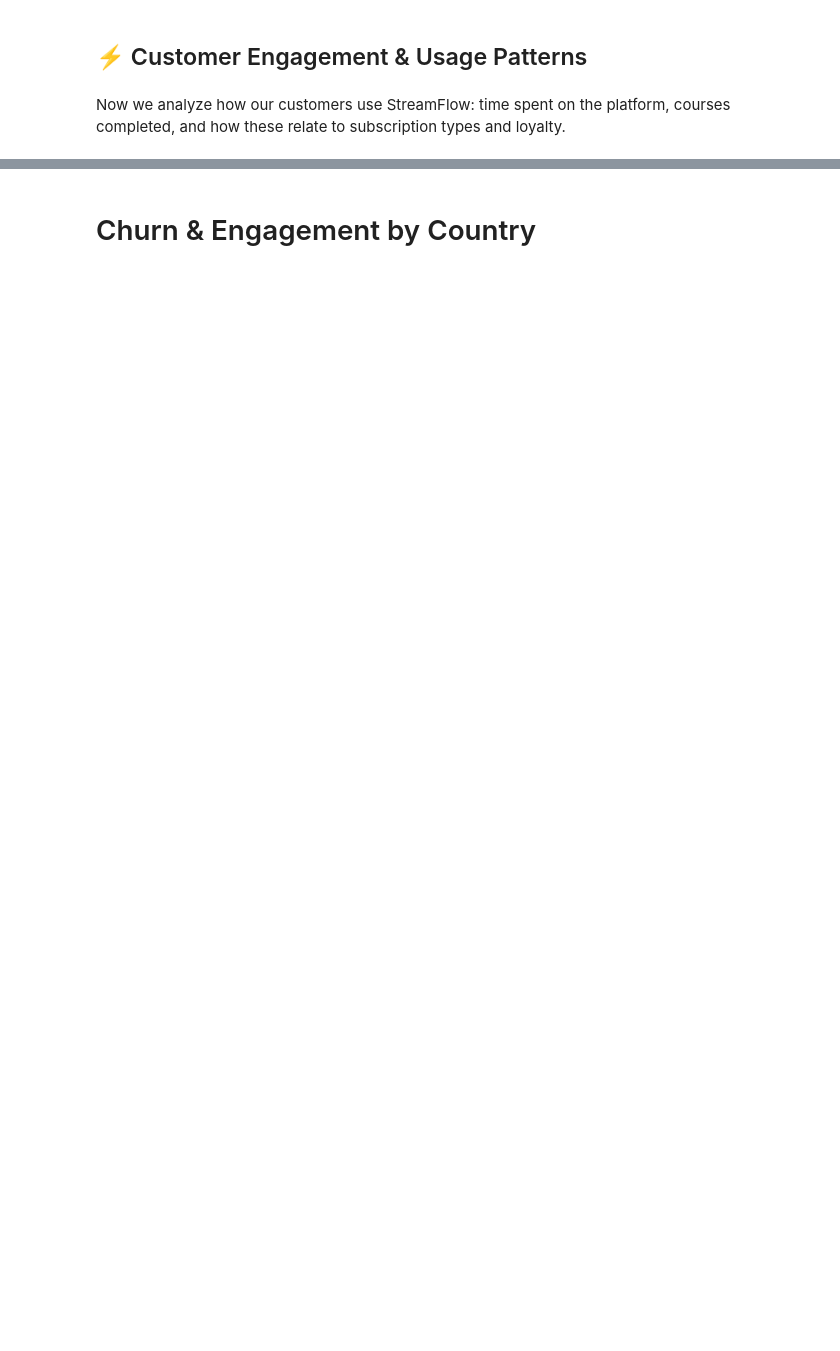
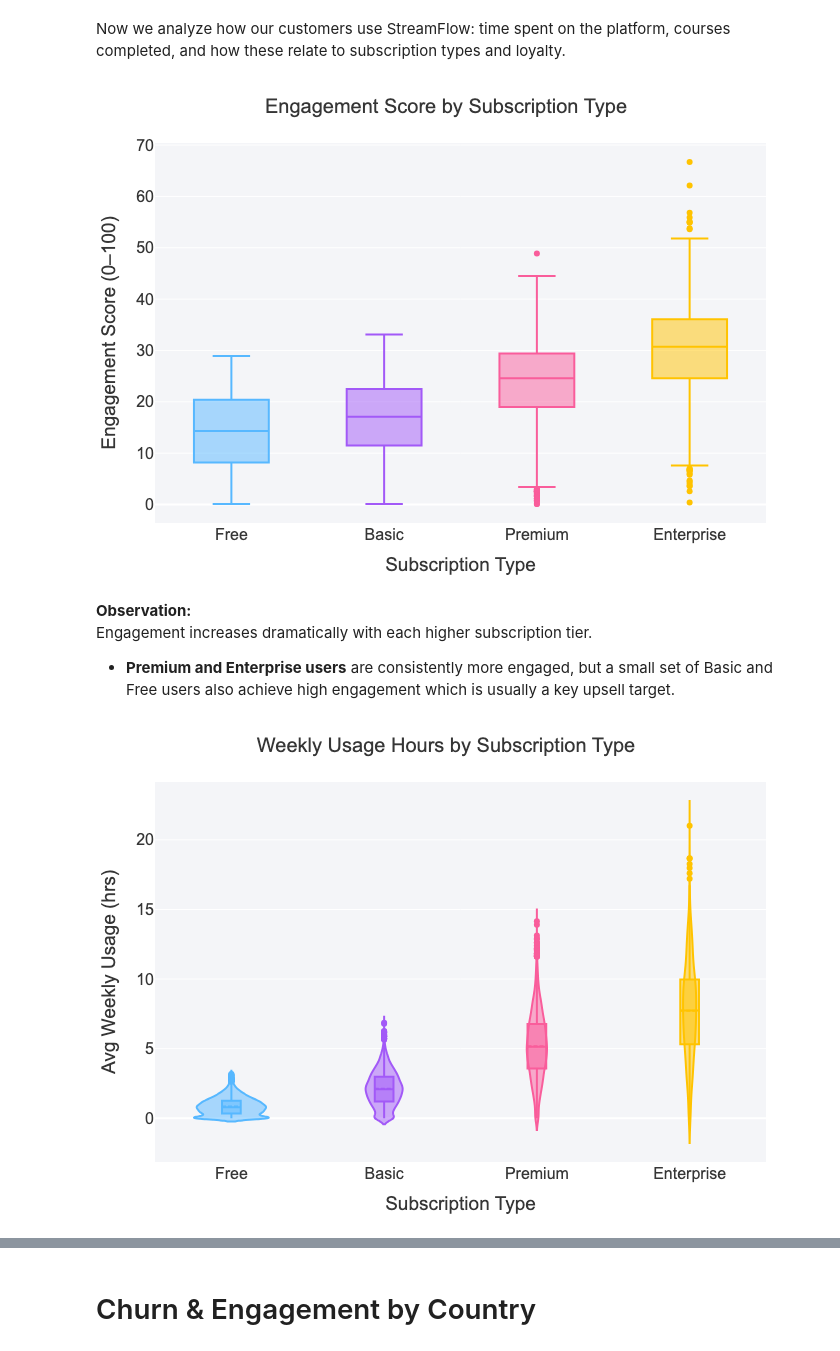
Before and after one commit to aryankaushik89/aryankaushik89.github.io, a Jupyter notebook: customer_analytics_ai/customer_churn_project.ipynb, the cells around one changed output, grey strips where cells are left out. Saved outputs shown, nothing was run; the diff lists cells and outputs as text; code cells hidden in the pictures; blank space fills up the shorter version.

```diff
--- a/customer_analytics_ai/customer_churn_project.ipynb
+++ b/customer_analytics_ai/customer_churn_project.ipynb
@@ -358,5 +338,5 @@ Requirement already satisfied: six>=1.5 in /Users/aryankaushik/Downloads/fraud_p
 # %%
-display(Markdown("## ⚡ Customer Engagement & Usage Patterns"))
+# display(Markdown("## ⚡ Customer Engagement & Usage Patterns"))
 
 display(Markdown("""
 Now we analyze how our customers use StreamFlow: time spent on the platform, courses completed, and how these relate to subscription types and loyalty.
@@ -380,22 +360,22 @@ fig1 = px.box(
     points='outliers'
 )
 fig1.update_layout(
-    width=900, height=380,
     plot_bgcolor=neutral_grey,
     xaxis_title="Subscription Type",
     yaxis_title="Engagement Score (0–100)",
-    font=dict(family="Segoe UI, Arial", size=15, color="#363636"),
+    font=dict(family="Segoe UI, Arial", size=16, color="#363636"),
     title=dict(x=0.5, font=dict(size=20)),
     showlegend=False,
     margin=dict(l=30, r=30, t=60, b=60)
 )
 fig1.update_traces(marker_line_color="#e0e0e0")
-fig1.show()
+save_plot(fig1, "engagement_by_subscription.png")
+display(Image(filename="plots/engagement_by_subscription.png"))
 
 display(Markdown("""
 **Observation:**
 Engagement increases dramatically with each higher subscription tier.
-- **Premium and Enterprise users** are consistently more engaged, but a small set of Basic and Free users also achieve high engagement—a key upsell target.
+- **Premium and Enterprise users** are consistently more engaged, but a small set of Basic and Free users also achieve high engagement which is usually a key upsell target.
 """))
 
 # --- Distribution of Weekly Usage ---
@@ -406,22 +386,22 @@ fig2 = px.violin(
     title="Weekly Usage Hours by Subscription Type"
 )
 fig2.update_layout(
-    width=900, height=380,
     plot_bgcolor=neutral_grey,
     xaxis_title="Subscription Type",
     yaxis_title="Avg Weekly Usage (hrs)",
-    font=dict(family="Segoe UI, Arial", size=15, color="#363636"),
+    font=dict(family="Segoe UI, Arial", size=16, color="#363636"),
     title=dict(x=0.5, font=dict(size=20)),
     showlegend=False,
     margin=dict(l=30, r=30, t=60, b=60)
 )
 fig2.update_traces(meanline_visible=True, marker_line_color="#e0e0e0")
-fig2.show()
+save_plot(fig2, "weekly_usage_by_subscription.png")
+display(Image(filename="plots/weekly_usage_by_subscription.png"))
 
 display(Markdown("""
 **What this shows:**
 Premium and Enterprise customers use StreamFlow **4–8x more each week** than Free or Basic users.
-This underscores both the value of upsell and the risk if high-engagement users churn.
+This underscores both the value of upsell and the risk if high engagement users churn.
 """))
 
 # --- Loyalty Points vs. Engagement (Scatter + Trendline) ---
@@ -434,22 +414,22 @@ fig3 = px.scatter(
     title="Loyalty Points vs. Engagement Score"
 )
 fig3.update_layout(
-    width=900, height=390,
     plot_bgcolor=neutral_grey,
     xaxis_title="Engagement Score",
     yaxis_title="Loyalty Points",
-    font=dict(family="Segoe UI, Arial", size=15, color="#363636"),
+    font=dict(family="Segoe UI, Arial", size=16, color="#363636"),
     title=dict(x=0.5, font=dict(size=20)),
     legend=dict(x=0.8, y=0.98, bgcolor='rgba(255,255,255,0.6)'),
     margin=dict(l=30, r=30, t=60, b=60)
 )
 fig3.update_traces(marker_line_color="#e0e0e0", marker_line_width=0.8)
-fig3.show()
+save_plot(fig3, "loyalty_vs_engagement.png")
+display(Image(filename="plots/loyalty_vs_engagement.png"))
 
 display(Markdown("""
 **Insight:**
 There’s a strong positive correlation between engagement and loyalty points across all segments.
-- **Power users** accumulate significant loyalty points, but some engaged Basic users lag behind—prime for marketing campaigns or feature nudges.
+- **Power users** accumulate significant loyalty points, but some engaged Basic users lag behind which is important for marketing campaigns or feature improvements.
 """))
 
 # --- Avg Courses Completed by Tenure & Subscription Type (Heatmap) ---
@@ -465,38 +445,43 @@ pivot = pivot[sub_order]  # ensure consistent column order
 
 fig4 = go.Figure(
     data=go.Heatmap(
         z=pivot.values,
         x=pivot.columns,
         y=pivot.index,
         colorscale='Viridis',
         colorbar=dict(title='Avg Courses Completed'),
         hovertemplate=
             'Subscription: %{x}<br>' +
             'Tenure: %{y} months<br>' +
             'Avg Courses: %{z:.1f}<extra></extra>'
     )
 )
 fig4.update_layout(
     title="Avg Courses Completed by Tenure & Subscription Type",
-    width=900, height=400,
     xaxis_title="Subscription Type",
     yaxis_title="Tenure (Months)",
     plot_bgcolor=neutral_grey,
-    font=dict(family="Segoe UI, Arial", size=15, color="#363636"),
+    font=dict(family="Segoe UI, Arial", size=16, color="#363636"),
     title_font=dict(size=20, color="#222"),
     margin=dict(l=30, r=30, t=60, b=80)
 )
 fig4.update_xaxes(tickangle=-30, ticks="outside", showgrid=False)
 fig4.update_yaxes(showgrid=False)
-fig4.show()
+save_plot(fig4, "courses_completed_heatmap.png")
+display(Image(filename="plots/courses_completed_heatmap.png"))
 
 display(Markdown("""
 **Takeaway:**
 - **Enterprise and Premium customers** complete the most courses, and course completion rises with tenure across all segments.
-- For Basic users, early plateau suggests an opportunity for targeted engagement campaigns within the first year.
+- For Basic users, early plateau suggests that there might be an opportunity for targeted engagement campaigns within the first year.
 """))
 # %% [output]
-## ⚡ Customer Engagement & Usage Patterns
+
+Now we analyze how our customers use StreamFlow: time spent on the platform, courses completed, and how these relate to subscription types and loyalty.
+[figure, added]
 
-Now we analyze how our customers use StreamFlow: time spent on the platform, courses completed, and how these relate to subscription types and loyalty.
+**Observation:**
+Engagement increases dramatically with each higher subscription tier.
+- **Premium and Enterprise users** are consistently more engaged, but a small set of Basic and Free users also achieve high engagement which is usually a key upsell target.
+[figure, added]
 
```
Also changed, not shown: parts of 51 cells of this notebook, 37 other files.
